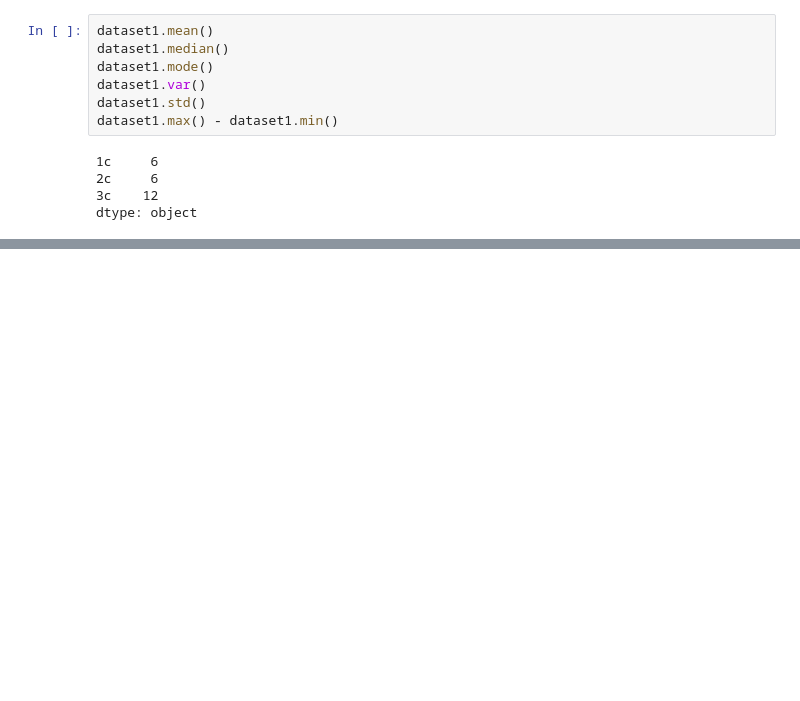
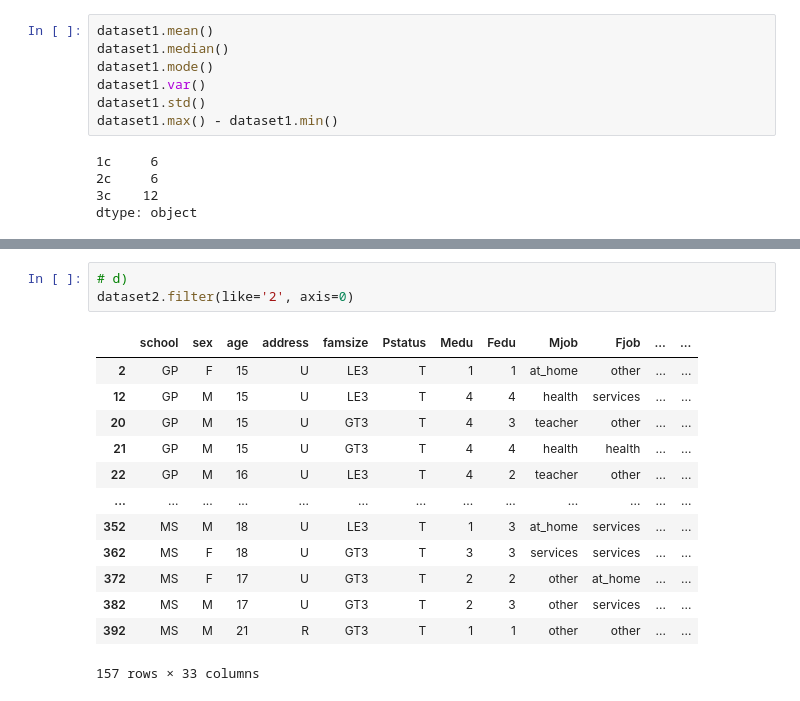
Before and after one commit to kplawik/MetodyWizualizacjiDanych, a Jupyter notebook: zadania_5.ipynb, the cells around one changed output, grey strips where cells are left out. Drawn from its saved outputs; the diff is of its cells as text; blank space fills up the shorter version.

```diff
--- a/zadania_5.ipynb
+++ b/zadania_5.ipynb
@@ -55,0 +189,17 @@ dtype: object
+# %%
+# d)
+dataset2.filter(like='2', axis=0)
+# %% [output]
+|  | school | sex | age | address | famsize | Pstatus | Medu | Fedu | Mjob | Fjob | ... | ... |
+| 2 | GP | F | 15 | U | LE3 | T | 1 | 1 | at_home | other | ... | ... |
+| 12 | GP | M | 15 | U | LE3 | T | 4 | 4 | health | services | ... | ... |
+| 20 | GP | M | 15 | U | GT3 | T | 4 | 3 | teacher | other | ... | ... |
+| 21 | GP | M | 15 | U | GT3 | T | 4 | 4 | health | health | ... | ... |
+| 22 | GP | M | 16 | U | LE3 | T | 4 | 2 | teacher | other | ... | ... |
+| ... | ... | ... | ... | ... | ... | ... | ... | ... | ... | ... | ... | ... |
+| 352 | MS | M | 18 | U | LE3 | T | 1 | 3 | at_home | services | ... | ... |
+| 362 | MS | F | 18 | U | GT3 | T | 3 | 3 | services | services | ... | ... |
+| 372 | MS | F | 17 | U | GT3 | T | 2 | 2 | other | at_home | ... | ... |
+| 382 | MS | M | 17 | U | GT3 | T | 2 | 3 | other | services | ... | ... |
+| 392 | MS | M | 21 | R | GT3 | T | 1 | 1 | other | other | ... | ... |
+157 rows × 33 columns
```
Also changed, not shown: parts of 29 cells of this notebook.
